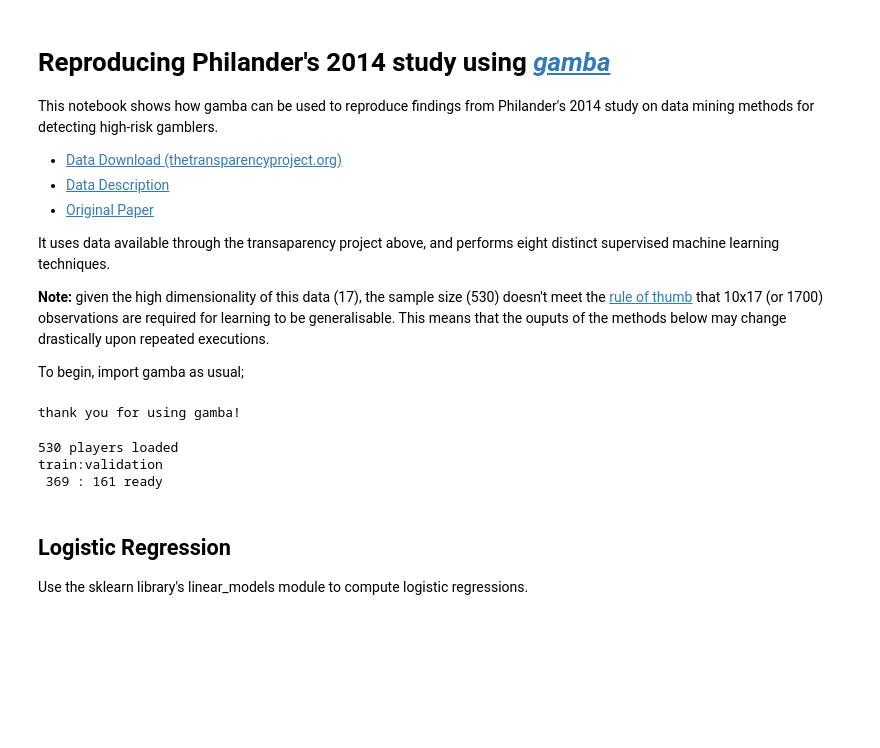
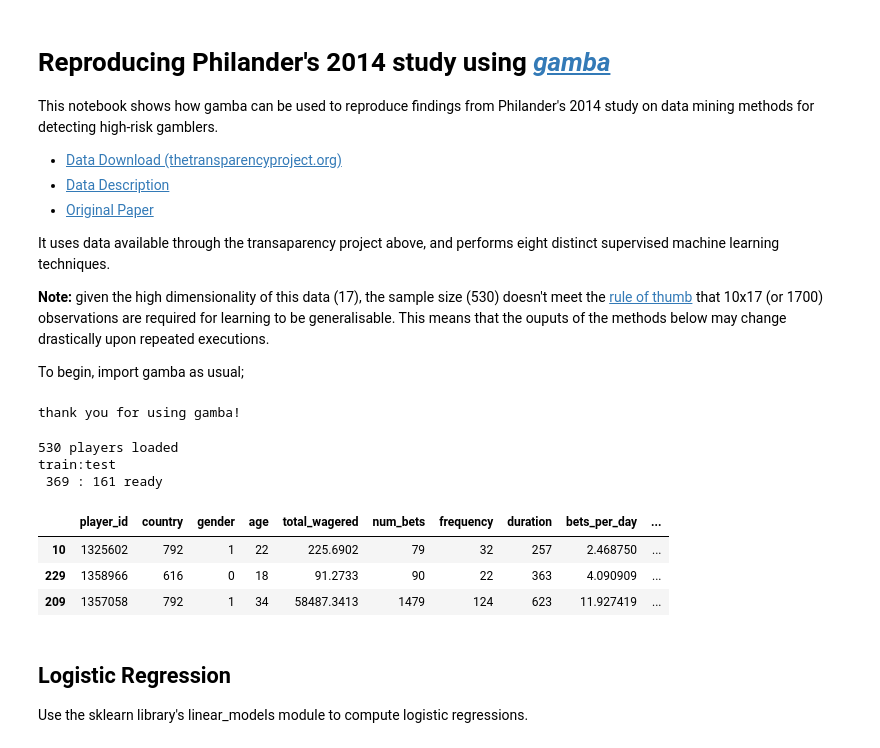
Before and after one commit to gamba-dev/gamba_classic, a Jupyter notebook: docs/research/replications/Philander_2014/philander_2014.ipynb, the cells around one changed output. Saved outputs shown, nothing was run; the diff lists cells and outputs as text; code cells hidden in the pictures; blank space fills up the shorter version.

```diff
--- a/docs/research/replications/Philander_2014/philander_2014.ipynb
+++ b/docs/research/replications/Philander_2014/philander_2014.ipynb
@@ -17,14 +17,17 @@ import gamba as gb
 # %% [output]
 thank you for using gamba!
 # %%
-import numpy as np
-
 philander_data = gb.prepare_philander_data('AnalyticDataSet_HighRisk.txt', loud=True)
 train_measures, test_measures = gb.split_measures_table(philander_data, frac=.696, loud=True)
+display(train_measures.head(3))
 # %% [output]
 530 players loaded
-train:validation
+train:test
  369 : 161 ready
+|  | player_id | country | gender | age | total_wagered | num_bets | frequency | duration | bets_per_day | ... |
+| 10 | 1325602 | 792 | 1 | 22 | 225.6902 | 79 | 32 | 257 | 2.468750 | ... |
+| 229 | 1358966 | 616 | 0 | 18 | 91.2733 | 90 | 22 | 363 | 4.090909 | ... |
+| 209 | 1357058 | 792 | 1 | 34 | 58487.3413 | 1479 | 124 | 623 | 11.927419 | ... |
 # %% [markdown]
 ## Logistic Regression
 Use the sklearn library's linear_models module to compute logistic regressions.
```
Also changed, not shown: parts of 9 cells of this notebook, 17 other files.
